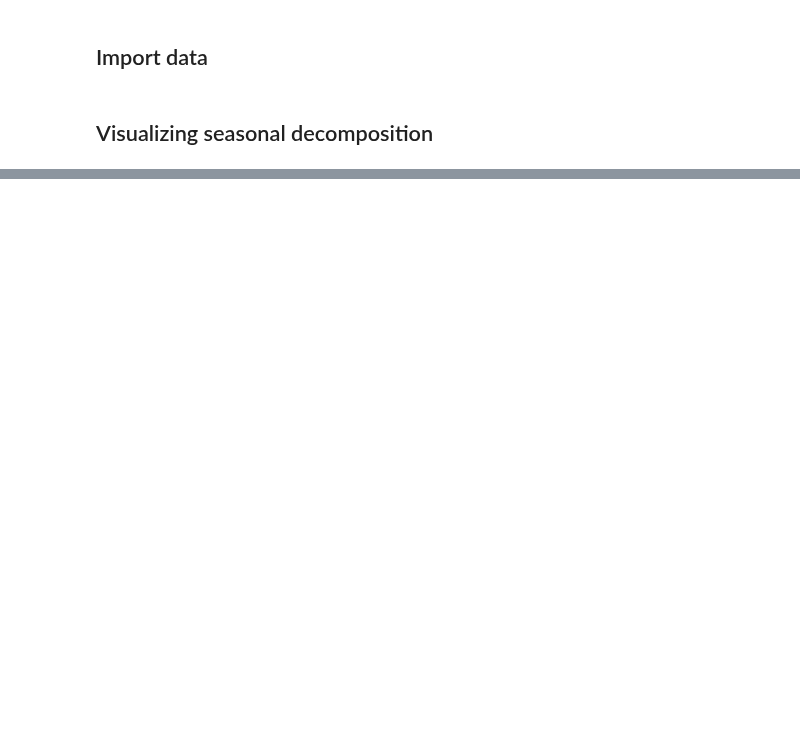
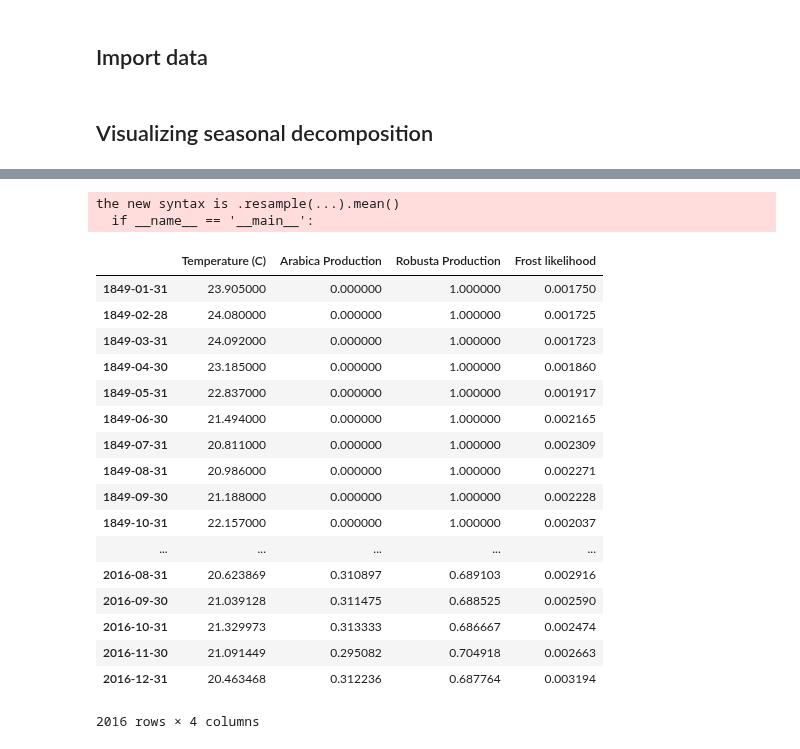
Before and after one commit to mohsseha/DSI-BOS-students, a Jupyter notebook: ntmitchell/capstone project/EDA--temperatures.ipynb, the cells around one changed output, grey strips where cells are left out. Saved outputs shown, nothing was run; the diff lists cells and outputs as text; code cells hidden in the pictures; blank space fills up the shorter version.

```diff
--- a/ntmitchell/capstone project/EDA--temperatures.ipynb
+++ b/ntmitchell/capstone project/EDA--temperatures.ipynb
@@ -51,0 +43,24 @@ temperatures.temperature_data
+# %%
+aggregate_temperatures = temperatures.temperature_data.resample("M", 'mean')
+aggregate_temperatures
+# %% [output]
+the new syntax is .resample(...).mean()
+  if __name__ == '__main__':
+|  | Temperature (C) | Arabica Production | Robusta Production | Frost likelihood |
+| 1849-01-31 | 23.905000 | 0.000000 | 1.000000 | 0.001750 |
+| 1849-02-28 | 24.080000 | 0.000000 | 1.000000 | 0.001725 |
+| 1849-03-31 | 24.092000 | 0.000000 | 1.000000 | 0.001723 |
+| 1849-04-30 | 23.185000 | 0.000000 | 1.000000 | 0.001860 |
+| 1849-05-31 | 22.837000 | 0.000000 | 1.000000 | 0.001917 |
+| 1849-06-30 | 21.494000 | 0.000000 | 1.000000 | 0.002165 |
+| 1849-07-31 | 20.811000 | 0.000000 | 1.000000 | 0.002309 |
+| 1849-08-31 | 20.986000 | 0.000000 | 1.000000 | 0.002271 |
+| 1849-09-30 | 21.188000 | 0.000000 | 1.000000 | 0.002228 |
+| 1849-10-31 | 22.157000 | 0.000000 | 1.000000 | 0.002037 |
+| ... | ... | ... | ... | ... |
+| 2016-08-31 | 20.623869 | 0.310897 | 0.689103 | 0.002916 |
+| 2016-09-30 | 21.039128 | 0.311475 | 0.688525 | 0.002590 |
+| 2016-10-31 | 21.329973 | 0.313333 | 0.686667 | 0.002474 |
+| 2016-11-30 | 21.091449 | 0.295082 | 0.704918 | 0.002663 |
+| 2016-12-31 | 20.463468 | 0.312236 | 0.687764 | 0.003194 |
+2016 rows × 4 columns
```
Also changed, not shown: parts of 7 cells of this notebook, 5 other files.
